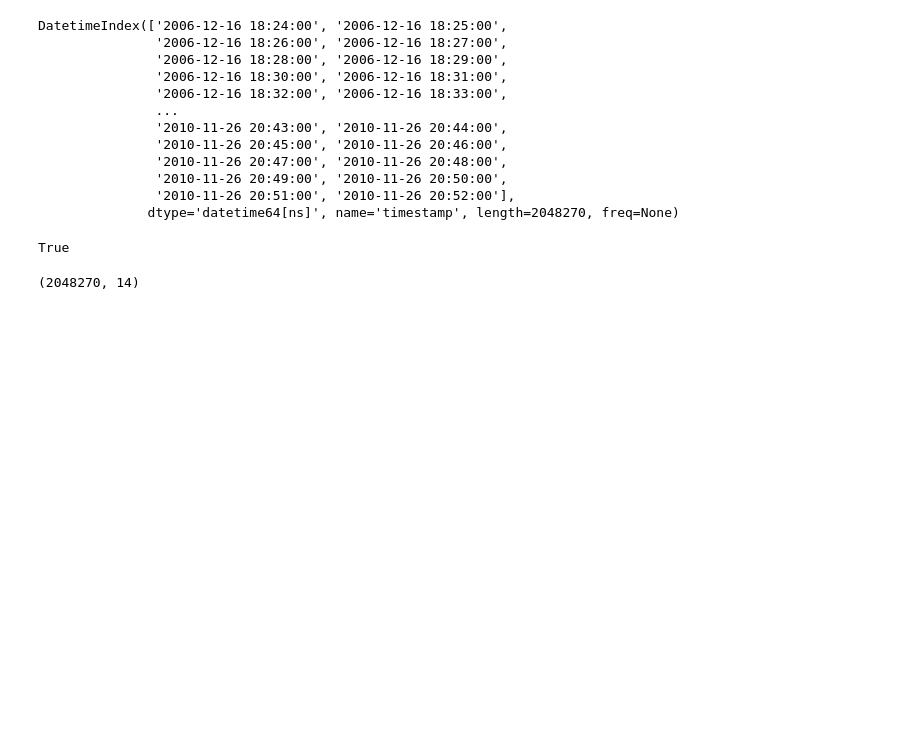
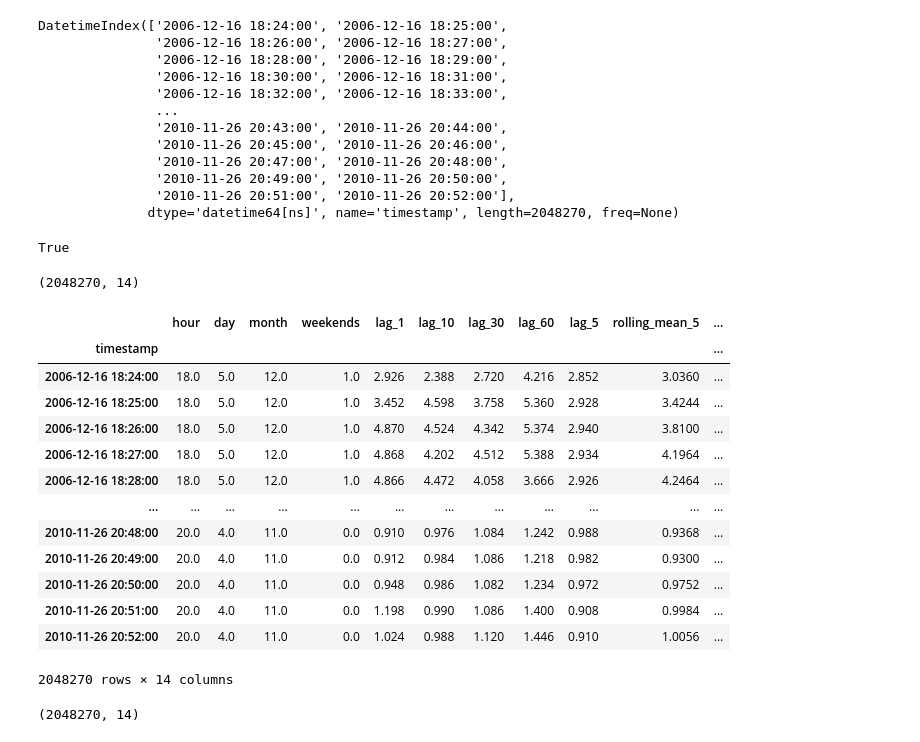
Before and after one commit to adityasagar1125-lgtm/EnergySense, a Jupyter notebook: notebooks/04_model_development.ipynb, the cells around one changed output. Drawn from its saved outputs; the diff is of its cells as text; code cells hidden in the pictures; blank space fills up the shorter version.

```diff
--- a/notebooks/04_model_development.ipynb
+++ b/notebooks/04_model_development.ipynb
@@ -111,3 +111,20 @@ True
 df_features.shape
 # %% [output]
 (2048270, 14)
+# %%
+df_features
+# %% [output]
+|  | hour | day | month | weekends | lag_1 | lag_10 | lag_30 | lag_60 | lag_5 | rolling_mean_5 | ... |
+| timestamp |  |  |  |  |  |  |  |  |  |  | ... |
+| 2006-12-16 18:24:00 | 18.0 | 5.0 | 12.0 | 1.0 | 2.926 | 2.388 | 2.720 | 4.216 | 2.852 | 3.0360 | ... |
+| 2006-12-16 18:25:00 | 18.0 | 5.0 | 12.0 | 1.0 | 3.452 | 4.598 | 3.758 | 5.360 | 2.928 | 3.4244 | ... |
+| 2006-12-16 18:26:00 | 18.0 | 5.0 | 12.0 | 1.0 | 4.870 | 4.524 | 4.342 | 5.374 | 2.940 | 3.8100 | ... |
+| 2006-12-16 18:27:00 | 18.0 | 5.0 | 12.0 | 1.0 | 4.868 | 4.202 | 4.512 | 5.388 | 2.934 | 4.1964 | ... |
+| 2006-12-16 18:28:00 | 18.0 | 5.0 | 12.0 | 1.0 | 4.866 | 4.472 | 4.058 | 3.666 | 2.926 | 4.2464 | ... |
+| ... | ... | ... | ... | ... | ... | ... | ... | ... | ... | ... | ... |
+| 2010-11-26 20:48:00 | 20.0 | 4.0 | 11.0 | 0.0 | 0.910 | 0.976 | 1.084 | 1.242 | 0.988 | 0.9368 | ... |
+| 2010-11-26 20:49:00 | 20.0 | 4.0 | 11.0 | 0.0 | 0.912 | 0.984 | 1.086 | 1.218 | 0.982 | 0.9300 | ... |
+| 2010-11-26 20:50:00 | 20.0 | 4.0 | 11.0 | 0.0 | 0.948 | 0.986 | 1.082 | 1.234 | 0.972 | 0.9752 | ... |
+| 2010-11-26 20:51:00 | 20.0 | 4.0 | 11.0 | 0.0 | 1.198 | 0.990 | 1.086 | 1.400 | 0.908 | 0.9984 | ... |
+| 2010-11-26 20:52:00 | 20.0 | 4.0 | 11.0 | 0.0 | 1.024 | 0.988 | 1.120 | 1.446 | 0.910 | 1.0056 | ... |
+2048270 rows × 14 columns
@@ -113,0 +133,4 @@ df_features.shape
+# %%
+X.shape
+# %% [output]
+(2048270, 14)
```
Also changed, not shown: parts of 43 cells of this notebook.
